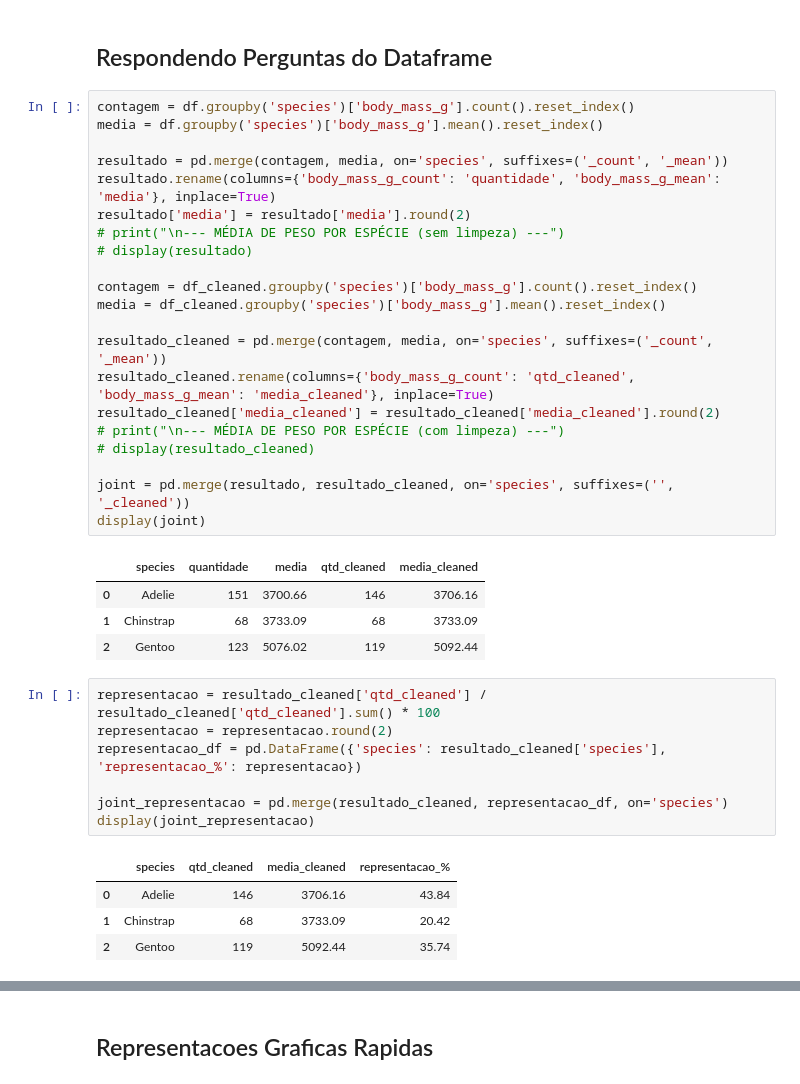
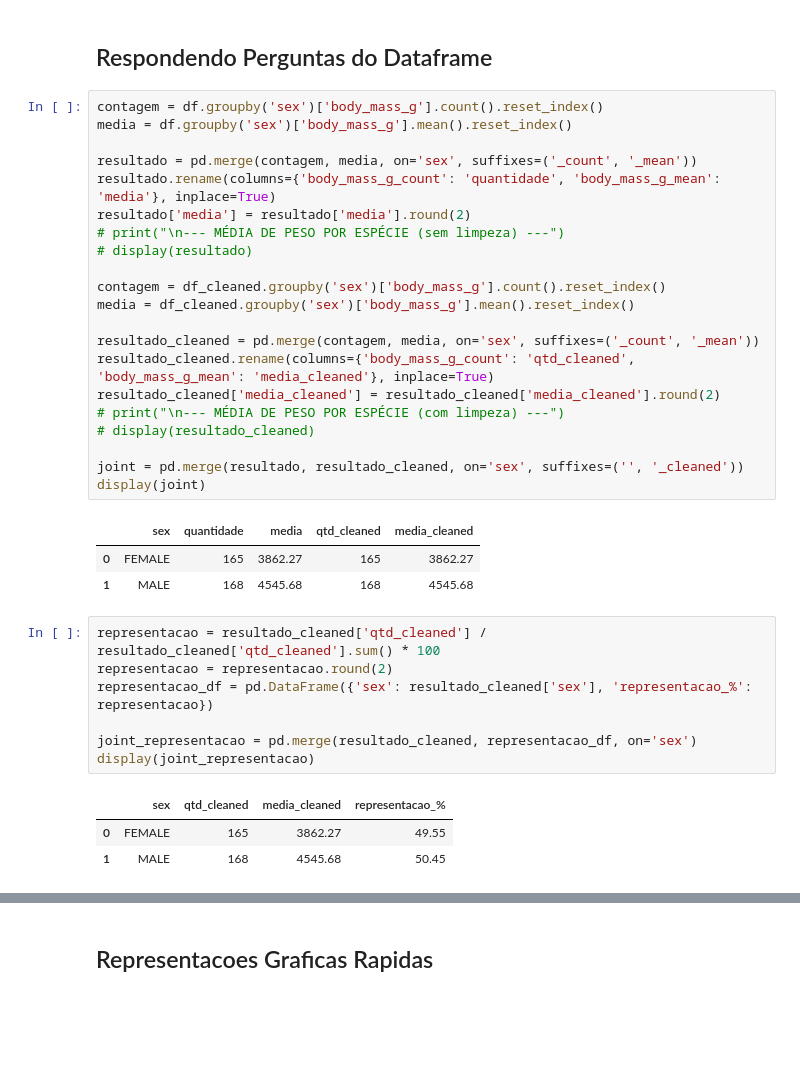
Before and after one commit to Fabriloko/Python_Couse_3C, a Jupyter notebook: Codigo_Universal_Dados.ipynb, the cells around one changed output, grey strips where cells are left out. Drawn from its saved outputs; the diff is of its cells as text; blank space fills up the shorter version.

```diff
--- a/Codigo_Universal_Dados.ipynb
+++ b/Codigo_Universal_Dados.ipynb
@@ -96,43 +96,41 @@ dtype: int64
 # %% [markdown]
 ## Respondendo Perguntas do Dataframe
 # %%
-contagem = df.groupby('species')['body_mass_g'].count().reset_index()
-media = df.groupby('species')['body_mass_g'].mean().reset_index()
+contagem = df.groupby('sex')['body_mass_g'].count().reset_index()
+media = df.groupby('sex')['body_mass_g'].mean().reset_index()
 
-resultado = pd.merge(contagem, media, on='species', suffixes=('_count', '_mean'))
+resultado = pd.merge(contagem, media, on='sex', suffixes=('_count', '_mean'))
 resultado.rename(columns={'body_mass_g_count': 'quantidade', 'body_mass_g_mean': 'media'}, inplace=True)
 resultado['media'] = resultado['media'].round(2)
 # print("\n--- MÉDIA DE PESO POR ESPÉCIE (sem limpeza) ---")
 # display(resultado)
 
-contagem = df_cleaned.groupby('species')['body_mass_g'].count().reset_index()
-media = df_cleaned.groupby('species')['body_mass_g'].mean().reset_index()
+contagem = df_cleaned.groupby('sex')['body_mass_g'].count().reset_index()
+media = df_cleaned.groupby('sex')['body_mass_g'].mean().reset_index()
 
-resultado_cleaned = pd.merge(contagem, media, on='species', suffixes=('_count', '_mean'))
+resultado_cleaned = pd.merge(contagem, media, on='sex', suffixes=('_count', '_mean'))
 resultado_cleaned.rename(columns={'body_mass_g_count': 'qtd_cleaned', 'body_mass_g_mean': 'media_cleaned'}, inplace=True)
 resultado_cleaned['media_cleaned'] = resultado_cleaned['media_cleaned'].round(2)
 # print("\n--- MÉDIA DE PESO POR ESPÉCIE (com limpeza) ---")
 # display(resultado_cleaned)
 
-joint = pd.merge(resultado, resultado_cleaned, on='species', suffixes=('', '_cleaned'))
+joint = pd.merge(resultado, resultado_cleaned, on='sex', suffixes=('', '_cleaned'))
 display(joint)
 # %% [output]
-|  | species | quantidade | media | qtd_cleaned | media_cleaned |
-| 0 | Adelie | 151 | 3700.66 | 146 | 3706.16 |
-| 1 | Chinstrap | 68 | 3733.09 | 68 | 3733.09 |
-| 2 | Gentoo | 123 | 5076.02 | 119 | 5092.44 |
+|  | sex | quantidade | media | qtd_cleaned | media_cleaned |
+| 0 | FEMALE | 165 | 3862.27 | 165 | 3862.27 |
+| 1 | MALE | 168 | 4545.68 | 168 | 4545.68 |
 # %%
 representacao = resultado_cleaned['qtd_cleaned'] / resultado_cleaned['qtd_cleaned'].sum() * 100
 representacao = representacao.round(2)
-representacao_df = pd.DataFrame({'species': resultado_cleaned['species'], 'representacao_%': representacao})
+representacao_df = pd.DataFrame({'sex': resultado_cleaned['sex'], 'representacao_%': representacao})
 
-joint_representacao = pd.merge(resultado_cleaned, representacao_df, on='species')
+joint_representacao = pd.merge(resultado_cleaned, representacao_df, on='sex')
 display(joint_representacao)
 # %% [output]
-|  | species | qtd_cleaned | media_cleaned | representacao_% |
-| 0 | Adelie | 146 | 3706.16 | 43.84 |
-| 1 | Chinstrap | 68 | 3733.09 | 20.42 |
-| 2 | Gentoo | 119 | 5092.44 | 35.74 |
+|  | sex | qtd_cleaned | media_cleaned | representacao_% |
+| 0 | FEMALE | 165 | 3862.27 | 49.55 |
+| 1 | MALE | 168 | 4545.68 | 50.45 |
 # %%
 # Describe agrupado por species
 # Uma tabela por indicador
```
Also changed, not shown: parts of 4 cells of this notebook, 1 other file.
